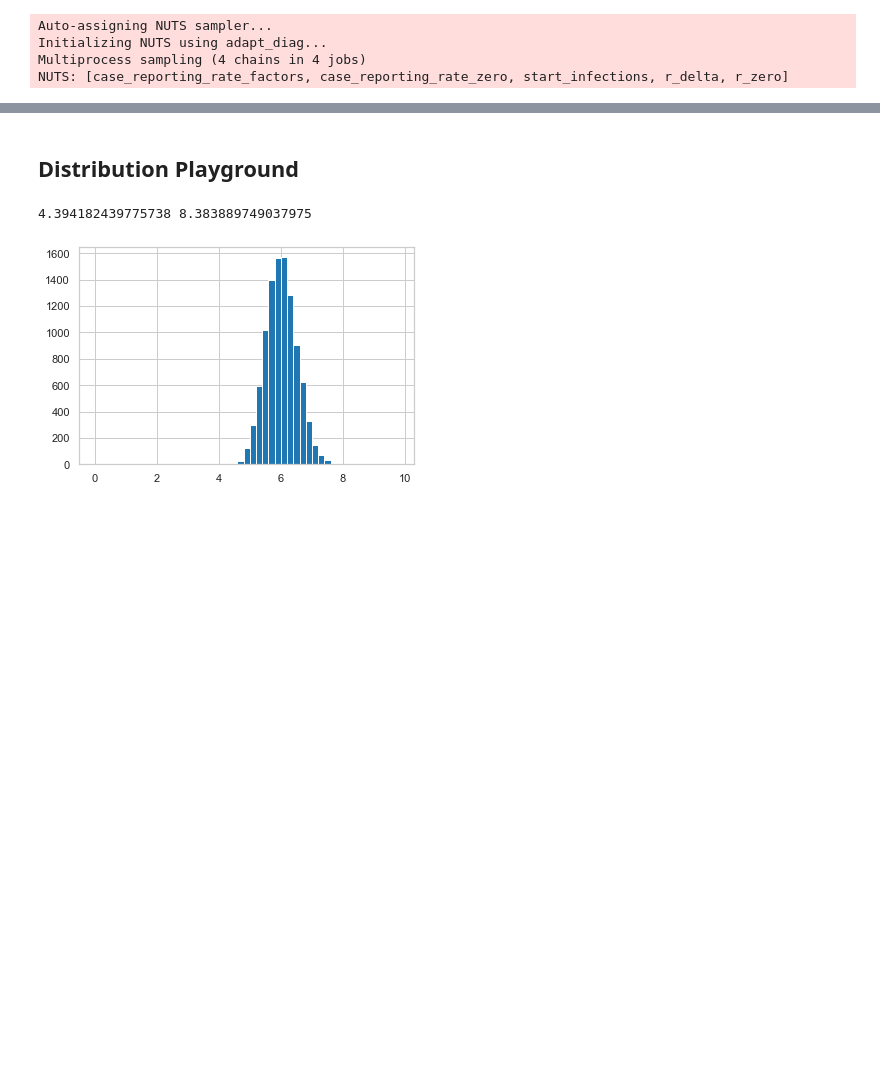
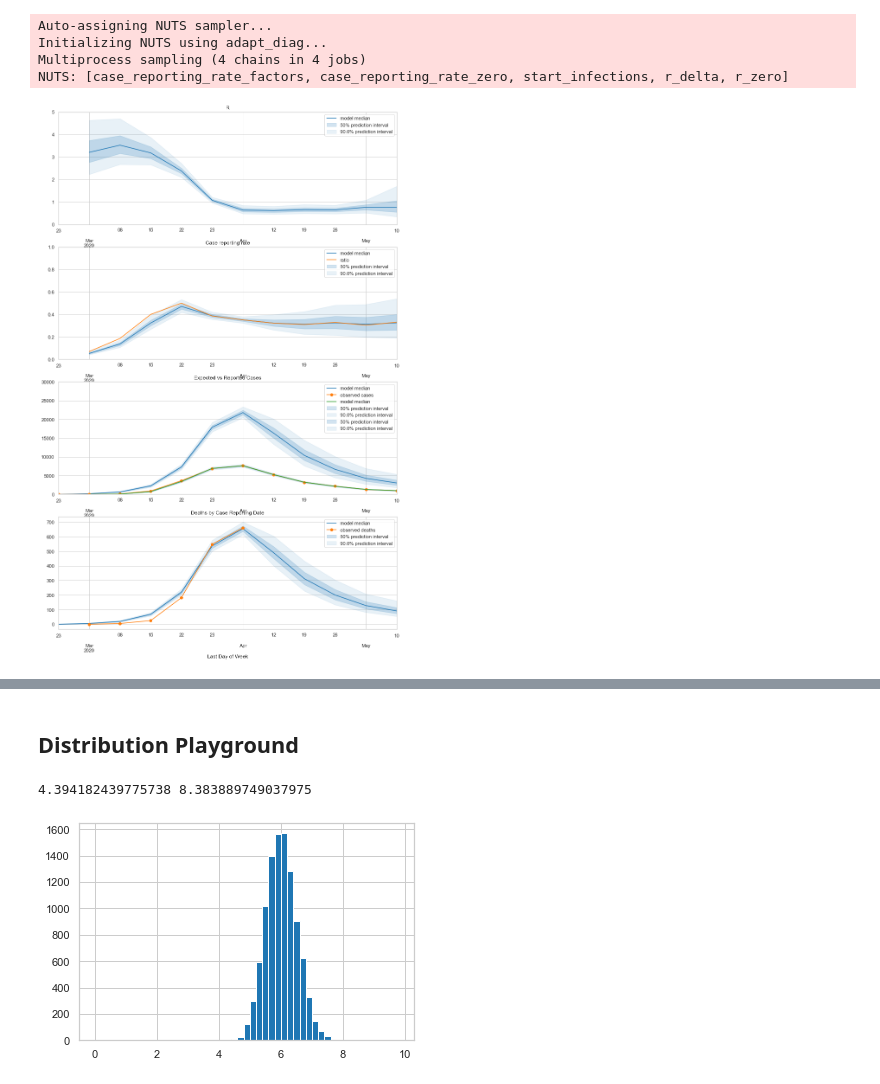
Before and after one commit to dan-tee/corona, a Jupyter notebook: Bayesian Model - weekly gen time.ipynb, the cells around one changed output, grey strips where cells are left out. Drawn from its saved outputs; the diff is of its cells as text; code cells hidden in the pictures; blank space fills up the shorter version.

```diff
--- a/Bayesian Model - weekly gen time.ipynb
+++ b/Bayesian Model - weekly gen time.ipynb
@@ -427,37 +455,41 @@ NUTS: [case_reporting_rate_factors, case_reporting_rate_zero, start_infections,
 fig, axes = plt.subplots(4, 1, figsize=(14, 22), sharex=True)
 
 r_eff = np.exp(np.cumsum(trace['r'], axis=1))
-plot_sample_with_quantiles(r_eff, start_week, ax=axes[0])
+plot_sample_with_quantiles(r_eff, start_week + 1, ax=axes[0])
 axes[0].set_title('R')
 axes[0].set_ylim([0, 5])
 axes[0].legend()
 
 plot_sample_with_quantiles(trace['case_reporting_rates'], start_week + 1, ax=axes[1])
 case_comp = pd.DataFrame({'cases': cases, 'expected_cases': np.median(trace['expected_cases'], axis=0)})
 case_comp['ratio'] = (case_comp['cases'] / (case_comp['expected_cases']))
 case_comp.index = week_numbers_to_dates(case_comp.index)
 case_comp['ratio'].plot(ax=axes[1])
 axes[1].legend(loc='upper right')
 axes[1].set_ylim([0, 1])
 axes[1].set_title('Case reporting rate')
 
 plot_sample_with_quantiles(trace['expected_cases'], start_week, ax=axes[2])
 to_plot = cases.copy()
 to_plot.index = week_numbers_to_dates(to_plot.index)
-to_plot.plot(label='observed cases', ax=axes[2])
+to_plot.plot(label='observed cases', ax=axes[2], marker='o')
+plot_sample_with_quantiles(trace['expected_cases'][:,1:] * trace['case_reporting_rates'], start_week + 1, ax=axes[2])
+
 axes[2].legend(loc='upper right')
-axes[2].set_ylim([0, 4e4])
+axes[2].set_ylim([0, 3e4])
 axes[2].set_title('Expected vs Reported Cases')
 
 plot_sample_with_quantiles(trace['expected_deaths'], start_week, ax=axes[3])
 to_plot = deaths.loc[min_death_week:death_end_week].copy()
 to_plot.index = week_numbers_to_dates(to_plot.index)
 to_plot.plot(label='observed deaths', marker='o', ax=axes[3])
 axes[3].legend()
-axes[3].set_title('Deaths');
+axes[3].set_title('Deaths by Case Reporting Date');
 
 for i in range(3):
     axes[i].xaxis.set_tick_params(which='both', labelbottom=True)
+# %% [output]
+[figure, added]
 # %%
 plot_sample_with_quantiles(trace['expected_cases'][:,:4], start_week)
 to_plot = cases[:4].copy()
```
Also changed, not shown: parts of 20 cells of this notebook, 2 other files.
